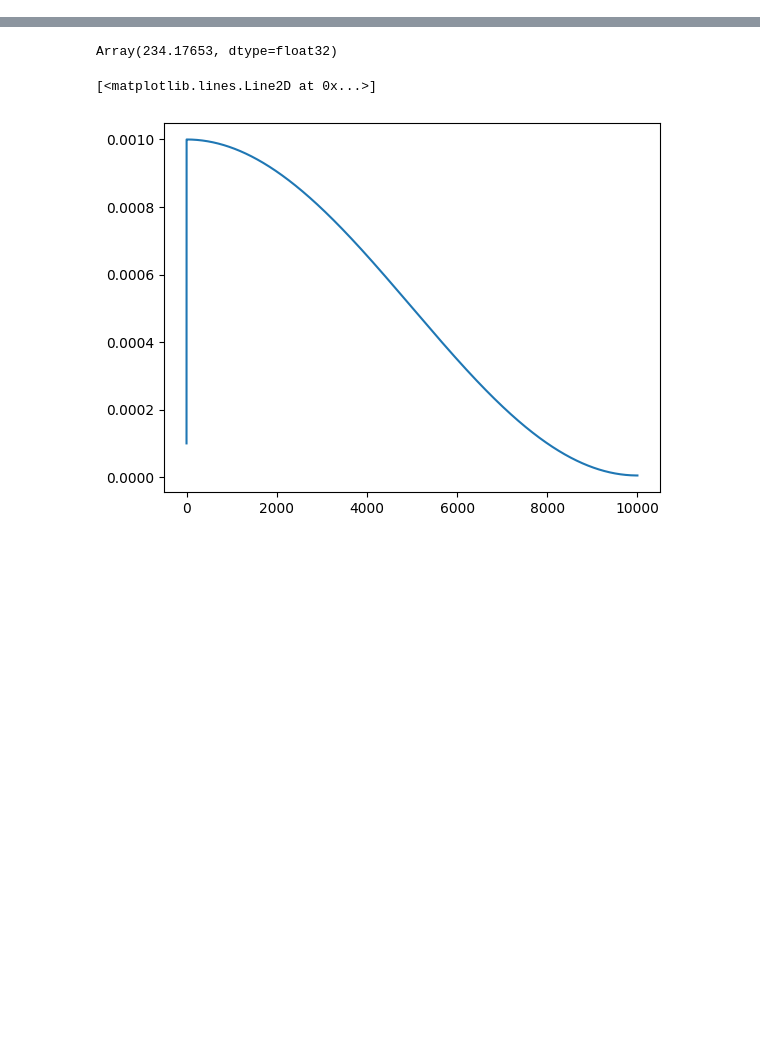
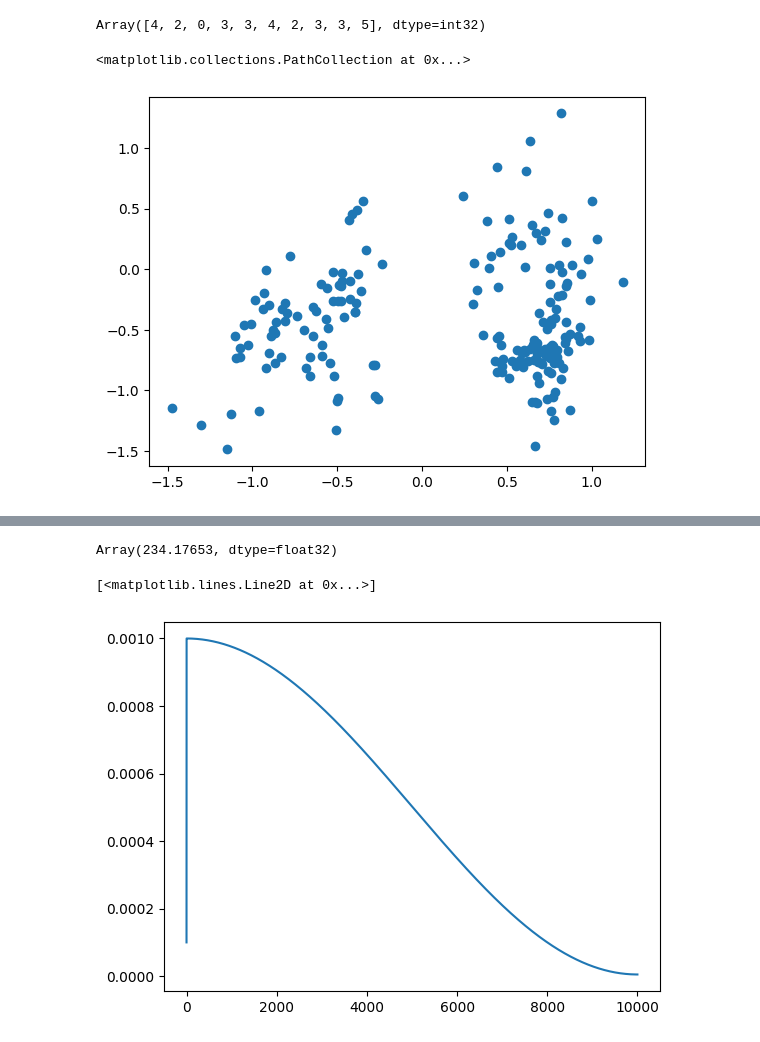
Before and after one commit to aldopareja/CNF-diff-probprog, a Jupyter notebook: GMM-CNF-demo.ipynb, the cells around one changed output, grey strips where cells are left out. Cells and saved outputs as stored; diff of their text form; code cells hidden in the pictures; blank space fills up the shorter version.

```diff
--- a/GMM-CNF-demo.ipynb
+++ b/GMM-CNF-demo.ipynb
@@ -63,2 +67,11 @@ m = initialize_model(
 num_mixtures, means, cov_terms, class_labels, obs = vmap(gaussian_mixture)(split(PRNGKey(0),10))
+# %%
+num_mixtures
+# %% [output]
+Array([4, 2, 0, 3, 3, 4, 2, 3, 3, 5], dtype=int32)
+# %%
+plt.scatter(obs[0,:,0], obs[0,:,1])
+# %% [output]
+<matplotlib.collections.PathCollection at 0x...>
+[figure, added]
 # %%
```
Also changed, not shown: parts of 6 cells of this notebook, 6 other files.
